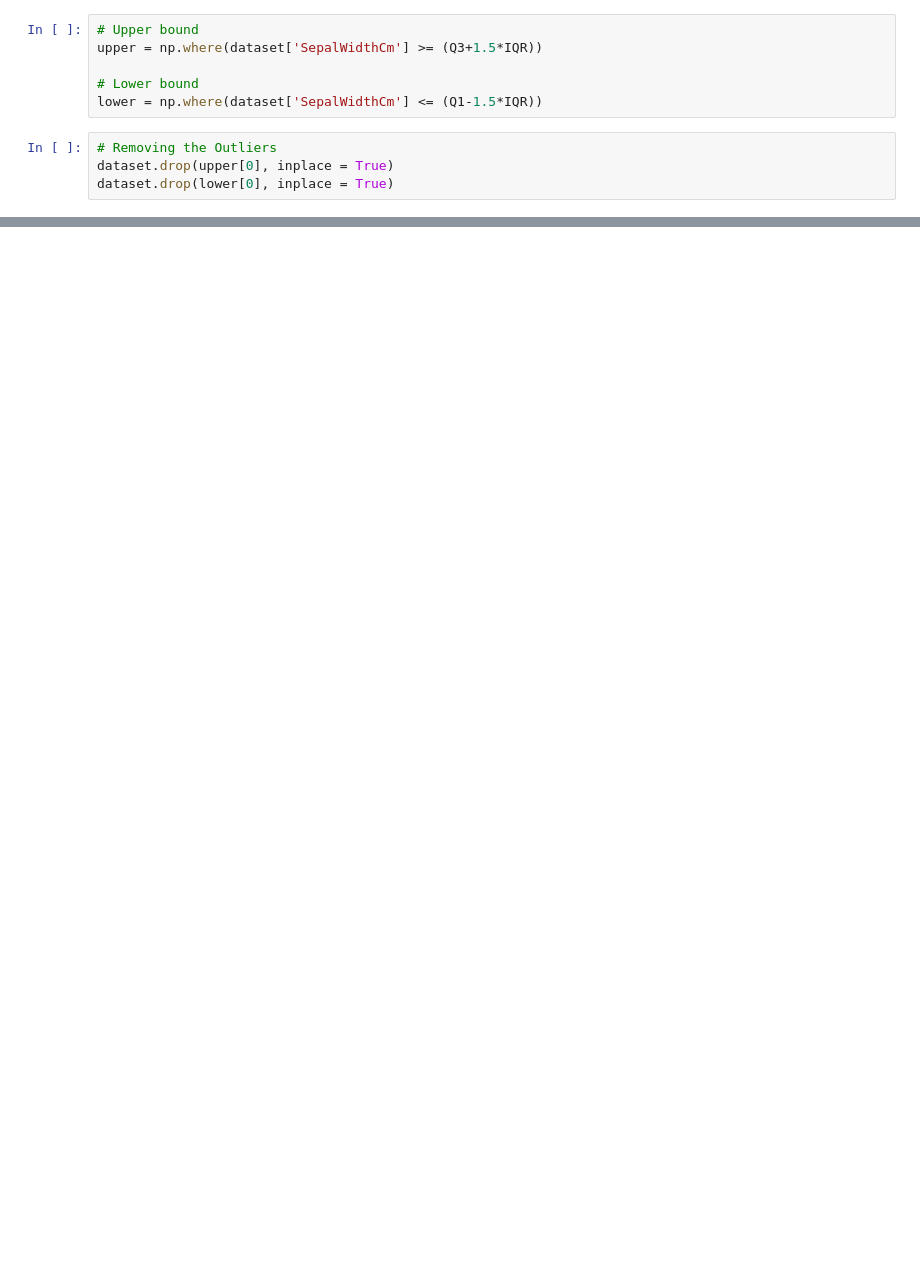
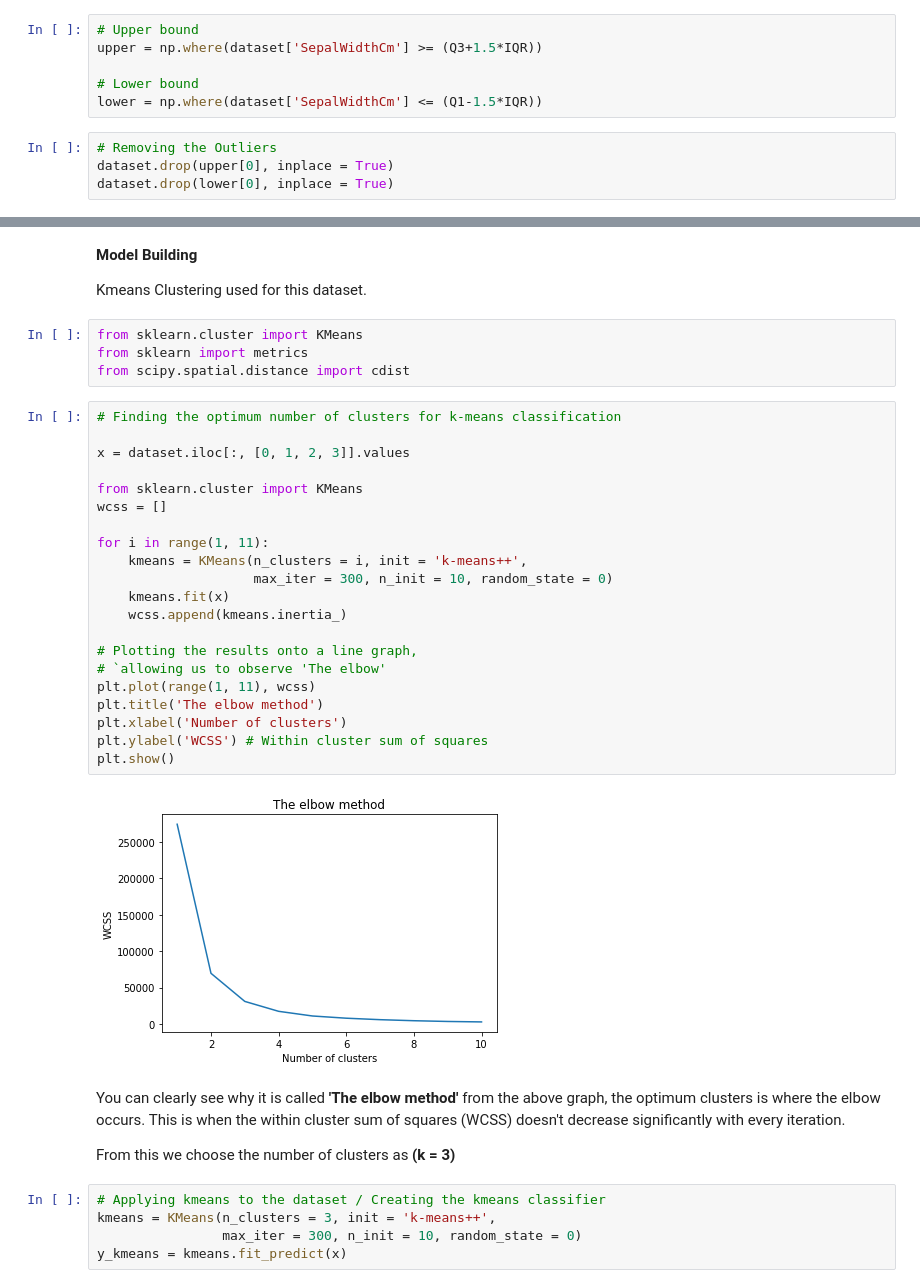
Before and after one commit to Pgupta1996/Spark_FOundation_Task_2, a Jupyter notebook: Spark_foundation_Task_2.ipynb, the cells around one changed output, grey strips where cells are left out. Cells and saved outputs as stored; diff of their text form; blank space fills up the shorter version.

```diff
--- a/Spark_foundation_Task_2.ipynb
+++ b/Spark_foundation_Task_2.ipynb
@@ -327,0 +328,40 @@ New Shape:  (146, 6)
+# %% [markdown]
+**Model Building**
+
+Kmeans Clustering used for this dataset.
+# %%
+from sklearn.cluster import KMeans
+from sklearn import metrics
+from scipy.spatial.distance import cdist
+# %%
+# Finding the optimum number of clusters for k-means classification
+
+x = dataset.iloc[:, [0, 1, 2, 3]].values
+
+from sklearn.cluster import KMeans
+wcss = []
+
+for i in range(1, 11):
+    kmeans = KMeans(n_clusters = i, init = 'k-means++',
+                    max_iter = 300, n_init = 10, random_state = 0)
+    kmeans.fit(x)
+    wcss.append(kmeans.inertia_)
+
+# Plotting the results onto a line graph,
+# `allowing us to observe 'The elbow'
+plt.plot(range(1, 11), wcss)
+plt.title('The elbow method')
+plt.xlabel('Number of clusters')
+plt.ylabel('WCSS') # Within cluster sum of squares
+plt.show()
+# %% [output]
+[figure, added]
+# %% [markdown]
+You can clearly see why it is called **'The elbow method'** from the above graph, the optimum clusters is where the elbow occurs. This is when the within cluster sum of squares (WCSS) doesn't decrease significantly with every iteration.
+
+From this we choose the number of clusters as **(k = 3)**
+# %%
+# Applying kmeans to the dataset / Creating the kmeans classifier
+kmeans = KMeans(n_clusters = 3, init = 'k-means++',
+                max_iter = 300, n_init = 10, random_state = 0)
+y_kmeans = kmeans.fit_predict(x)
```
Also changed, not shown: parts of 3 cells of this notebook.
